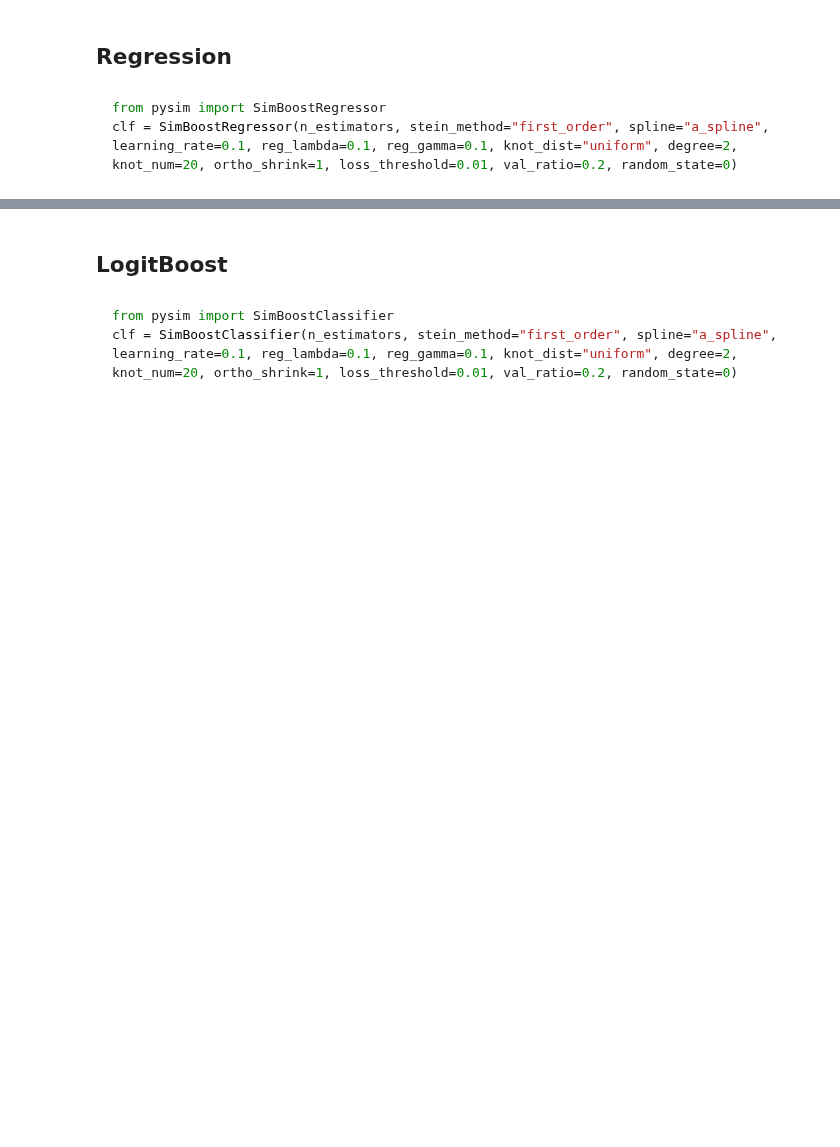
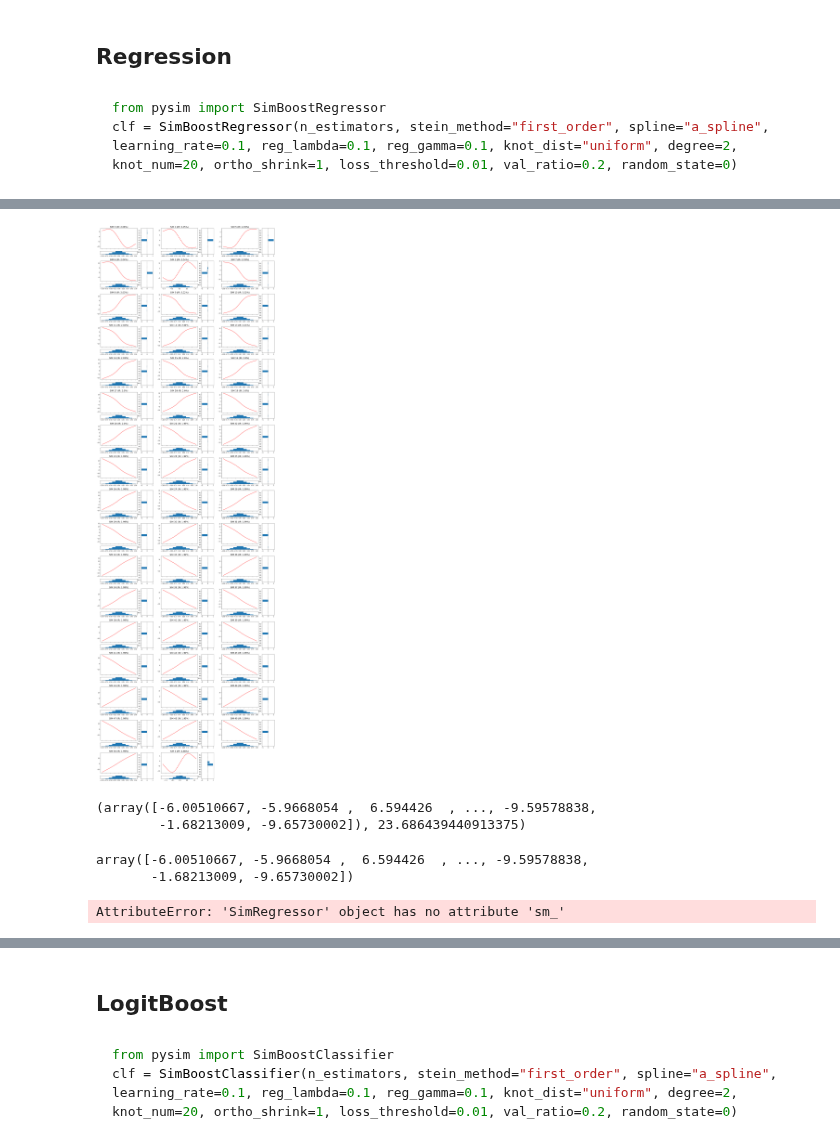
Before and after one commit to ZebinYang/pysim, a Jupyter notebook: example/Sim Boosting.ipynb, the cells around one changed output, grey strips where cells are left out. Saved outputs shown, nothing was run; the diff lists cells and outputs as text; code cells hidden in the pictures; blank space fills up the shorter version.

```diff
--- a/example/Sim Boosting.ipynb
+++ b/example/Sim Boosting.ipynb
@@ -104,0 +56,7 @@ mean_squared_error(test_y, pred)
+# %%
+%%time
+
+clf = SimBoostRegressor(n_estimators=50, knot_num=20, knot_dist="uniform", spline="smoothing_spline", learning_rate=0.5,
+                        reg_lambda=[0.1, 0.2, 0.3, 0.4, 0.5],
+                        reg_gamma=[0.1, 0.5])
+clf.fit(train_x, train_y, inner_update=False)
@@ -104,0 +66,4 @@ mean_squared_error(test_y, pred)
+# %%
+clf.visualize()
+# %% [output]
+[figure, added]
@@ -104,0 +72,7 @@ mean_squared_error(test_y, pred)
+# %%
+sim = SimRegressor(knot_num=20, spline="smoothing_spline")
+sim.fit(train_x, train_y)
+sim.predict(train_x), mean_squared_error(test_y, sim.predict(test_x))
+# %% [output]
+(array([-6.00510667, -5.9668054 ,  6.594426  , ..., -9.59578838,
+        -1.68213009, -9.65730002]), 23.686439440913375)
@@ -104,0 +81,26 @@ mean_squared_error(test_y, pred)
+# %%
+sim.shape_fit_.predict(xb)
+# %% [output]
+array([-6.00510667, -5.9668054 ,  6.594426  , ..., -9.59578838,
+       -1.68213009, -9.65730002])
+# %%
+
+import rpy2
+from rpy2 import robjects as ro
+from rpy2.robjects import Formula
+from rpy2.robjects.packages import importr
+from rpy2.robjects import numpy2ri, pandas2ri
+
+numpy2ri.activate()
+pandas2ri.activate()
+
+try:
+    stats = importr("stats")
+except:
+    utils = importr('utils')
+    utils.install_packages('stats', repos='http://cran.us.r-project.org')
+    stats = importr("stats")
+
+np.array(stats.predict_smooth_spline(sim.sm_, xb, deriv=0)[1]).ravel()
+# %% [output]
+AttributeError: 'SimRegressor' object has no attribute 'sm_'
```
Also changed, not shown: parts of 13 cells of this notebook, 1 other file.
